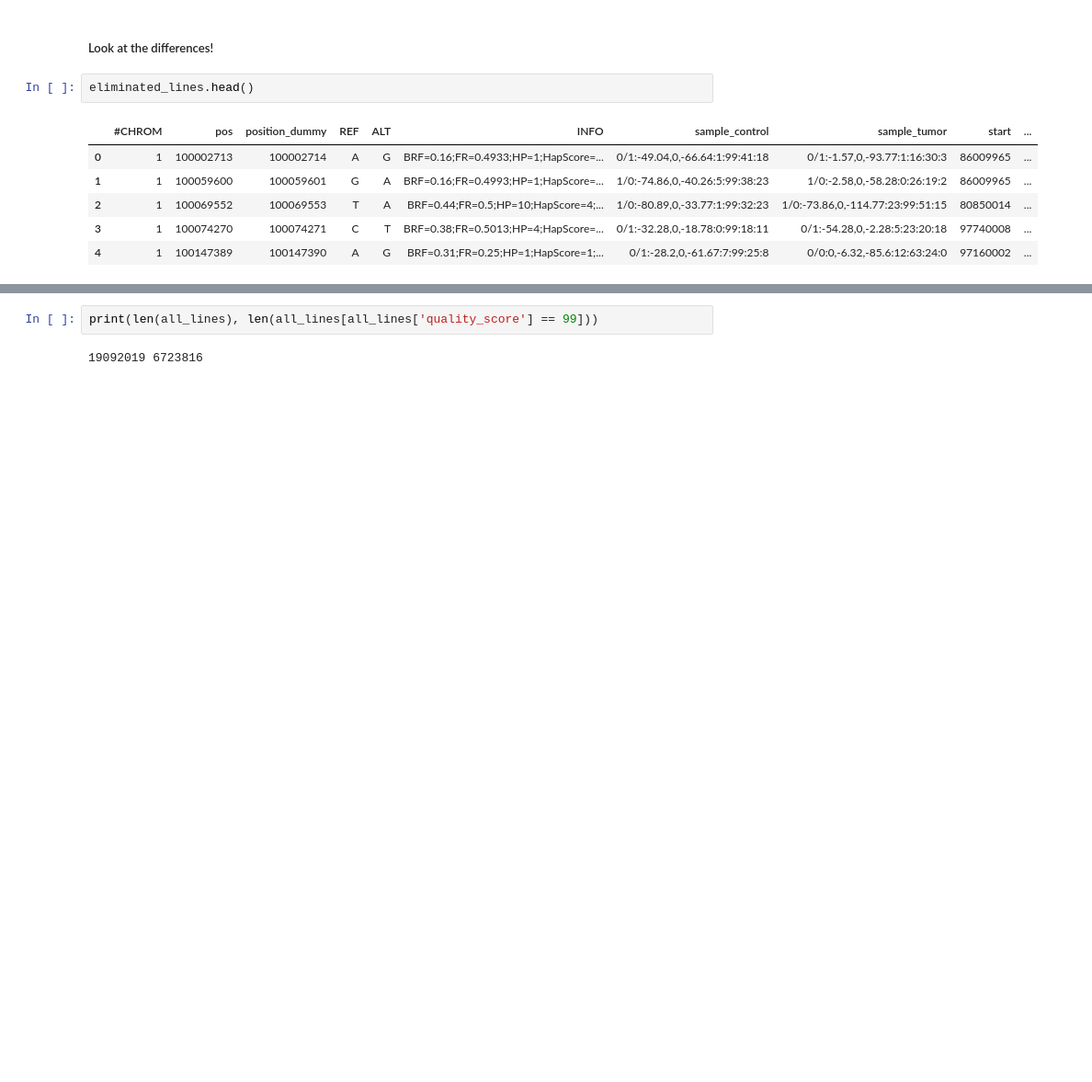
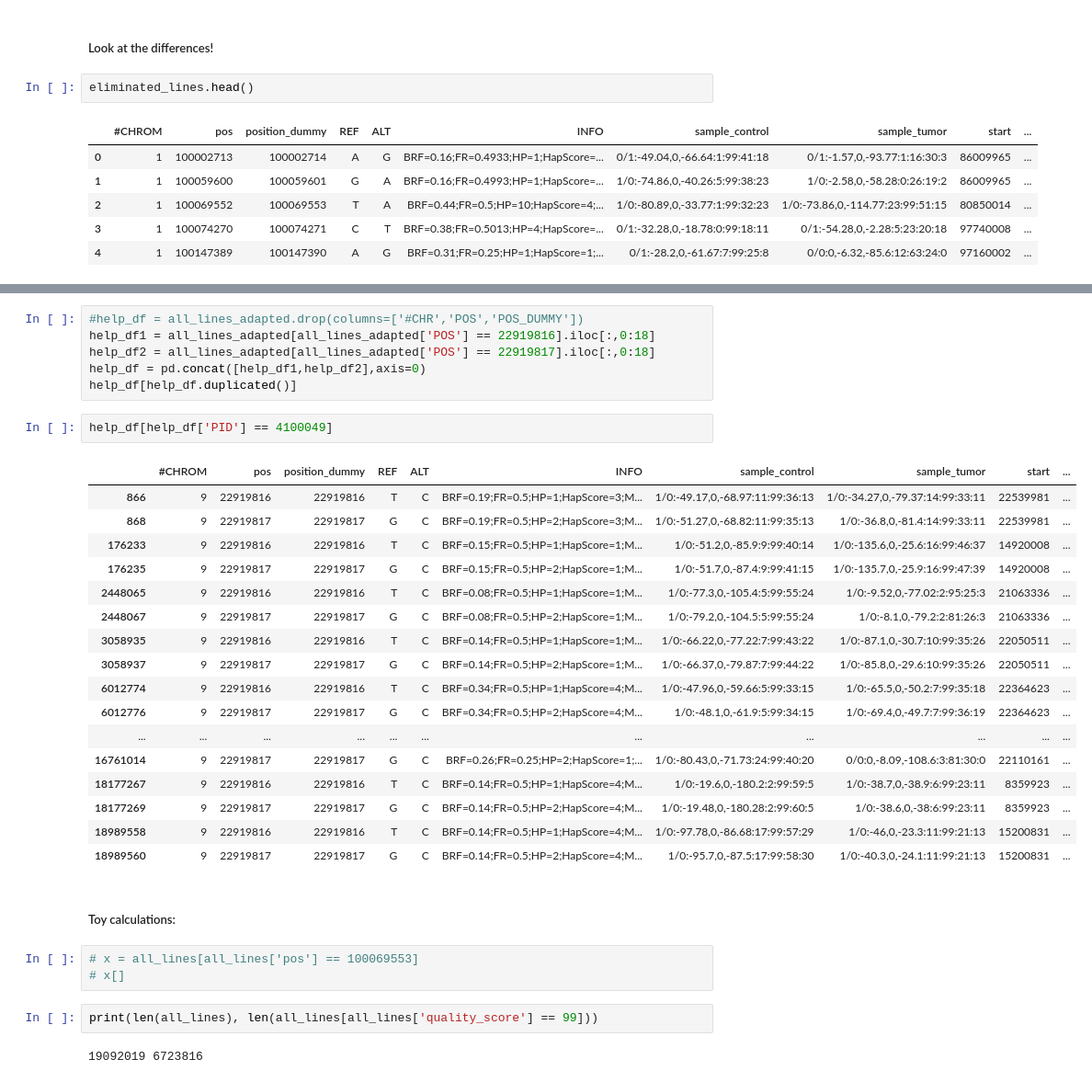
Before and after one commit to Jonas-B-Frank/BA_Junk, a Jupyter notebook: analysis/check_elimnated_positions.ipynb, the cells around one changed output, grey strips where cells are left out. Shown at 92% size. Drawn from its saved outputs; the diff is of its cells as text; blank space fills up the shorter version.

```diff
--- a/analysis/check_elimnated_positions.ipynb
+++ b/analysis/check_elimnated_positions.ipynb
@@ -48,3 +98,34 @@ all_lines[all_lines['pos'] == 100069553]
+# %%
+#help_df = all_lines_adapted.drop(columns=['#CHR','POS','POS_DUMMY'])
+help_df1 = all_lines_adapted[all_lines_adapted['POS'] == 22919816].iloc[:,0:18]
+help_df2 = all_lines_adapted[all_lines_adapted['POS'] == 22919817].iloc[:,0:18]
+help_df = pd.concat([help_df1,help_df2],axis=0)
+help_df[help_df.duplicated()]
+# %%
+help_df[help_df['PID'] == 4100049]
+# %% [output]
+|  | #CHROM | pos | position_dummy | REF | ALT | INFO | sample_control | sample_tumor | start | ... |
+| 866 | 9 | 22919816 | 22919816 | T | C | BRF=0.19;FR=0.5;HP=1;HapScore=3;M... | 1/0:-49.17,0,-68.97:11:99:36:13 | 1/0:-34.27,0,-79.37:14:99:33:11 | 22539981 | ... |
+| 868 | 9 | 22919817 | 22919817 | G | C | BRF=0.19;FR=0.5;HP=2;HapScore=3;M... | 1/0:-51.27,0,-68.82:11:99:35:13 | 1/0:-36.8,0,-81.4:14:99:33:11 | 22539981 | ... |
+| 176233 | 9 | 22919816 | 22919816 | T | C | BRF=0.15;FR=0.5;HP=1;HapScore=1;M... | 1/0:-51.2,0,-85.9:9:99:40:14 | 1/0:-135.6,0,-25.6:16:99:46:37 | 14920008 | ... |
+| 176235 | 9 | 22919817 | 22919817 | G | C | BRF=0.15;FR=0.5;HP=2;HapScore=1;M... | 1/0:-51.7,0,-87.4:9:99:41:15 | 1/0:-135.7,0,-25.9:16:99:47:39 | 14920008 | ... |
+| 2448065 | 9 | 22919816 | 22919816 | T | C | BRF=0.08;FR=0.5;HP=1;HapScore=1;M... | 1/0:-77.3,0,-105.4:5:99:55:24 | 1/0:-9.52,0,-77.02:2:95:25:3 | 21063336 | ... |
+| 2448067 | 9 | 22919817 | 22919817 | G | C | BRF=0.08;FR=0.5;HP=2;HapScore=1;M... | 1/0:-79.2,0,-104.5:5:99:55:24 | 1/0:-8.1,0,-79.2:2:81:26:3 | 21063336 | ... |
+| 3058935 | 9 | 22919816 | 22919816 | T | C | BRF=0.14;FR=0.5;HP=1;HapScore=1;M... | 1/0:-66.22,0,-77.22:7:99:43:22 | 1/0:-87.1,0,-30.7:10:99:35:26 | 22050511 | ... |
+| 3058937 | 9 | 22919817 | 22919817 | G | C | BRF=0.14;FR=0.5;HP=2;HapScore=1;M... | 1/0:-66.37,0,-79.87:7:99:44:22 | 1/0:-85.8,0,-29.6:10:99:35:26 | 22050511 | ... |
+| 6012774 | 9 | 22919816 | 22919816 | T | C | BRF=0.34;FR=0.5;HP=1;HapScore=4;M... | 1/0:-47.96,0,-59.66:5:99:33:15 | 1/0:-65.5,0,-50.2:7:99:35:18 | 22364623 | ... |
+| 6012776 | 9 | 22919817 | 22919817 | G | C | BRF=0.34;FR=0.5;HP=2;HapScore=4;M... | 1/0:-48.1,0,-61.9:5:99:34:15 | 1/0:-69.4,0,-49.7:7:99:36:19 | 22364623 | ... |
+| ... | ... | ... | ... | ... | ... | ... | ... | ... | ... | ... |
+| 16761014 | 9 | 22919817 | 22919817 | G | C | BRF=0.26;FR=0.25;HP=2;HapScore=1;... | 1/0:-80.43,0,-71.73:24:99:40:20 | 0/0:0,-8.09,-108.6:3:81:30:0 | 22110161 | ... |
+| 18177267 | 9 | 22919816 | 22919816 | T | C | BRF=0.14;FR=0.5;HP=1;HapScore=4;M... | 1/0:-19.6,0,-180.2:2:99:59:5 | 1/0:-38.7,0,-38.9:6:99:23:11 | 8359923 | ... |
+| 18177269 | 9 | 22919817 | 22919817 | G | C | BRF=0.14;FR=0.5;HP=2;HapScore=4;M... | 1/0:-19.48,0,-180.28:2:99:60:5 | 1/0:-38.6,0,-38:6:99:23:11 | 8359923 | ... |
+| 18989558 | 9 | 22919816 | 22919816 | T | C | BRF=0.14;FR=0.5;HP=1;HapScore=4;M... | 1/0:-97.78,0,-86.68:17:99:57:29 | 1/0:-46,0,-23.3:11:99:21:13 | 15200831 | ... |
+| 18989560 | 9 | 22919817 | 22919817 | G | C | BRF=0.14;FR=0.5;HP=2;HapScore=4;M... | 1/0:-95.7,0,-87.5:17:99:58:30 | 1/0:-40.3,0,-24.1:11:99:21:13 | 15200831 | ... |
+# %% [markdown]
+##### Toy calculations:
+# %%
+# x = all_lines[all_lines['pos'] == 100069553]
+# x[]
 # %%
 print(len(all_lines), len(all_lines[all_lines['quality_score'] == 99]))
 # %% [output]
```
Also changed, not shown: parts of 24 cells of this notebook, 4 other files.
